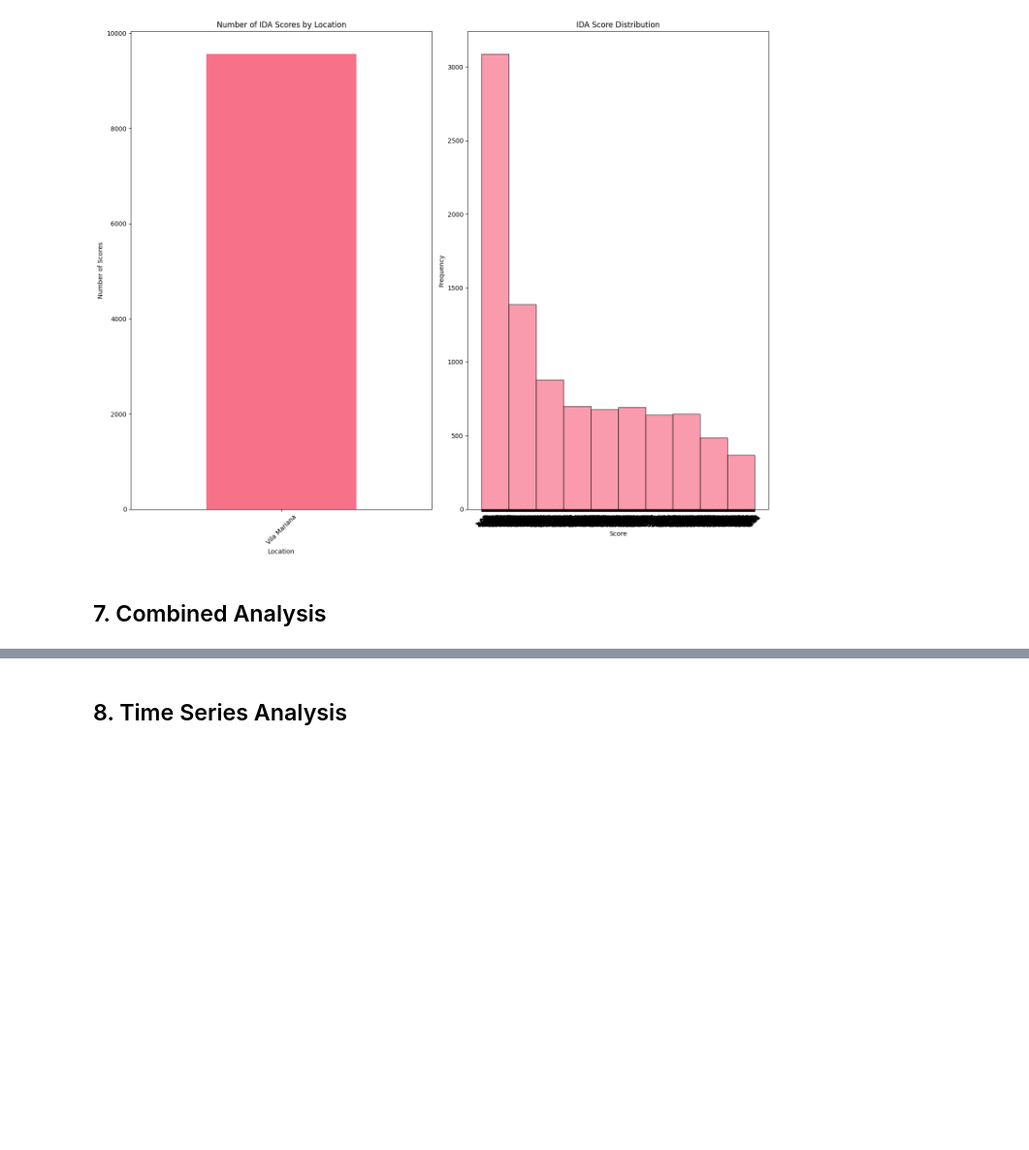
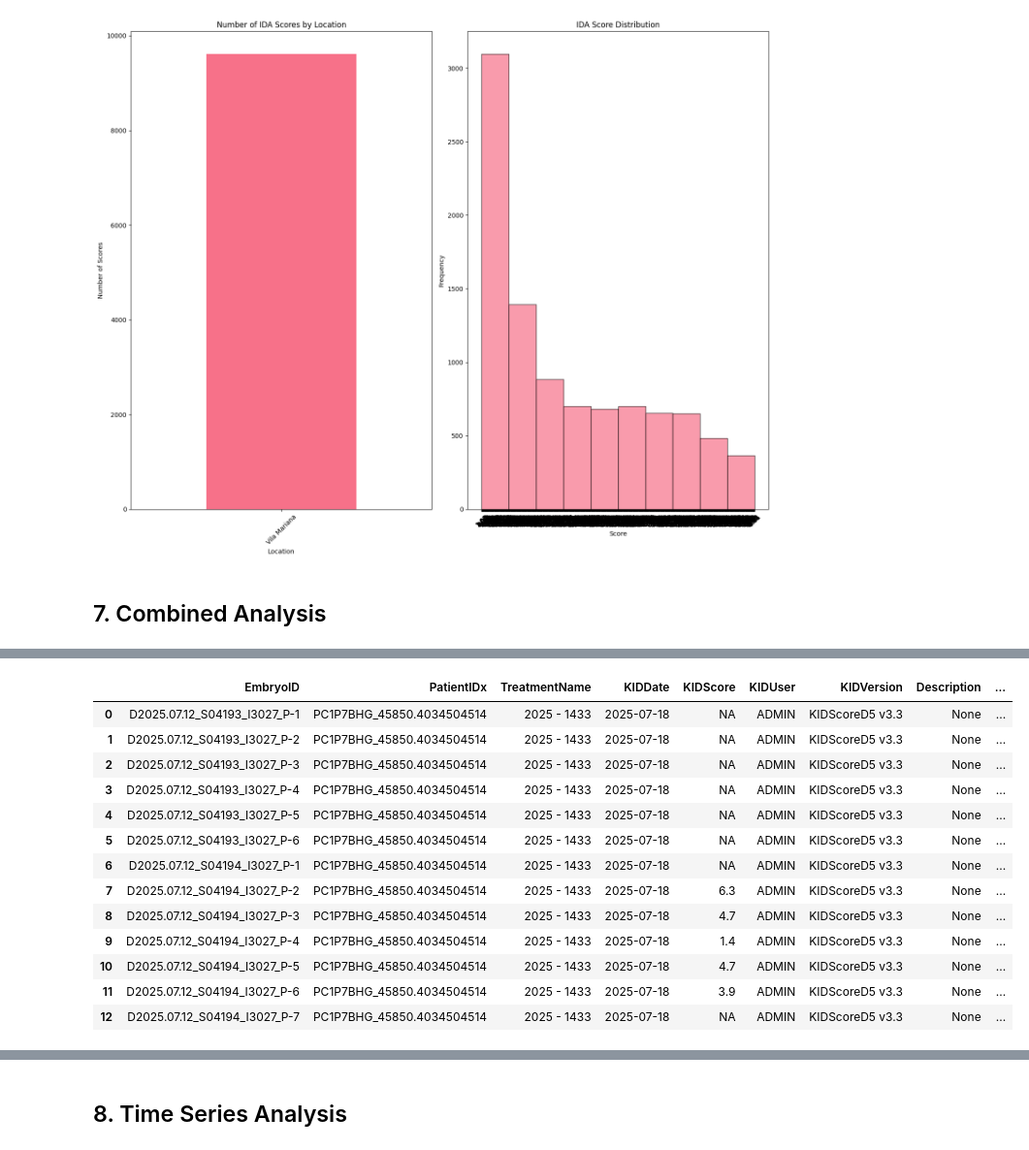
Before and after one commit to bobbypestana/embryoscope-extraction, a Jupyter notebook: embryoscope/exploration/explore_embryoscope_data.ipynb, the cells around one changed output, grey strips where cells are left out. Shown at 97% size. Saved outputs shown, nothing was run; the diff lists cells and outputs as text; code cells hidden in the pictures; blank space fills up the shorter version.

```diff
--- a/embryoscope/exploration/explore_embryoscope_data.ipynb
+++ b/embryoscope/exploration/explore_embryoscope_data.ipynb
@@ -457,3 +457,20 @@ Comprehensive data shape: (13, 19)
+# %%
+comprehensive_df
+# %% [output]
+|  | EmbryoID | PatientIDx | TreatmentName | KIDDate | KIDScore | KIDUser | KIDVersion | Description | ... |
+| 0 | D2025.07.12_S04193_I3027_P-1 | PC1P7BHG_45850.4034504514 | 2025 - 1433 | 2025-07-18 | NA | ADMIN | KIDScoreD5 v3.3 | None | ... |
+| 1 | D2025.07.12_S04193_I3027_P-2 | PC1P7BHG_45850.4034504514 | 2025 - 1433 | 2025-07-18 | NA | ADMIN | KIDScoreD5 v3.3 | None | ... |
+| 2 | D2025.07.12_S04193_I3027_P-3 | PC1P7BHG_45850.4034504514 | 2025 - 1433 | 2025-07-18 | NA | ADMIN | KIDScoreD5 v3.3 | None | ... |
+| 3 | D2025.07.12_S04193_I3027_P-4 | PC1P7BHG_45850.4034504514 | 2025 - 1433 | 2025-07-18 | NA | ADMIN | KIDScoreD5 v3.3 | None | ... |
+| 4 | D2025.07.12_S04193_I3027_P-5 | PC1P7BHG_45850.4034504514 | 2025 - 1433 | 2025-07-18 | NA | ADMIN | KIDScoreD5 v3.3 | None | ... |
+| 5 | D2025.07.12_S04193_I3027_P-6 | PC1P7BHG_45850.4034504514 | 2025 - 1433 | 2025-07-18 | NA | ADMIN | KIDScoreD5 v3.3 | None | ... |
+| 6 | D2025.07.12_S04194_I3027_P-1 | PC1P7BHG_45850.4034504514 | 2025 - 1433 | 2025-07-18 | NA | ADMIN | KIDScoreD5 v3.3 | None | ... |
+| 7 | D2025.07.12_S04194_I3027_P-2 | PC1P7BHG_45850.4034504514 | 2025 - 1433 | 2025-07-18 | 6.3 | ADMIN | KIDScoreD5 v3.3 | None | ... |
+| 8 | D2025.07.12_S04194_I3027_P-3 | PC1P7BHG_45850.4034504514 | 2025 - 1433 | 2025-07-18 | 4.7 | ADMIN | KIDScoreD5 v3.3 | None | ... |
+| 9 | D2025.07.12_S04194_I3027_P-4 | PC1P7BHG_45850.4034504514 | 2025 - 1433 | 2025-07-18 | 1.4 | ADMIN | KIDScoreD5 v3.3 | None | ... |
+| 10 | D2025.07.12_S04194_I3027_P-5 | PC1P7BHG_45850.4034504514 | 2025 - 1433 | 2025-07-18 | 4.7 | ADMIN | KIDScoreD5 v3.3 | None | ... |
+| 11 | D2025.07.12_S04194_I3027_P-6 | PC1P7BHG_45850.4034504514 | 2025 - 1433 | 2025-07-18 | 3.9 | ADMIN | KIDScoreD5 v3.3 | None | ... |
+| 12 | D2025.07.12_S04194_I3027_P-7 | PC1P7BHG_45850.4034504514 | 2025 - 1433 | 2025-07-18 | NA | ADMIN | KIDScoreD5 v3.3 | None | ... |
 # %%
 comprehensive_df[[
     'EmbryoID', 'TreatmentName',
```
Also changed, not shown: parts of 18 cells of this notebook, 41 other files.
